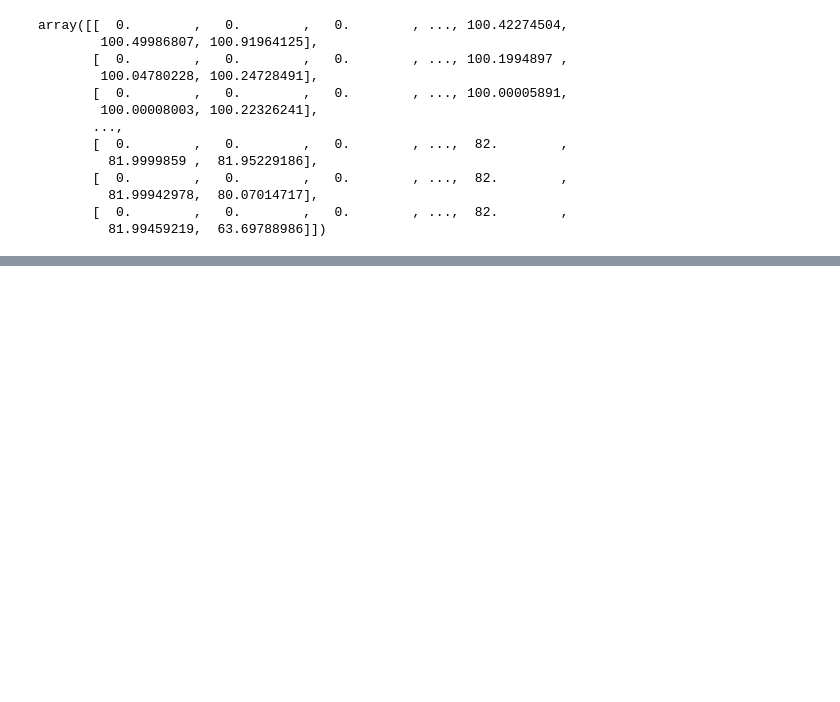
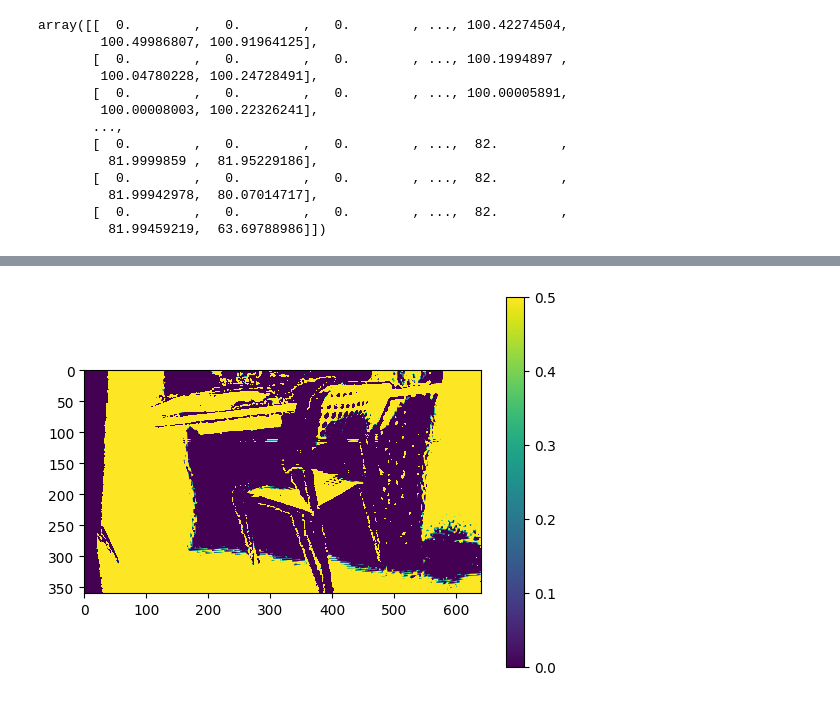
Before and after one commit to WEIIEW97/disp-refine-by-OT, a Jupyter notebook: research.ipynb, the cells around one changed output, grey strips where cells are left out. Cells and saved outputs as stored; diff of their text form; code cells hidden in the pictures; blank space fills up the shorter version.

```diff
--- a/research.ipynb
+++ b/research.ipynb
@@ -497,0 +492,4 @@ figure_show(scaled_dl)
+# %%
+figure_show(trans_agg_restore-scaled_agg, 0, 0, 0.5)
+# %% [output]
+[figure, added]
```
Also changed, not shown: parts of 11 cells of this notebook.
